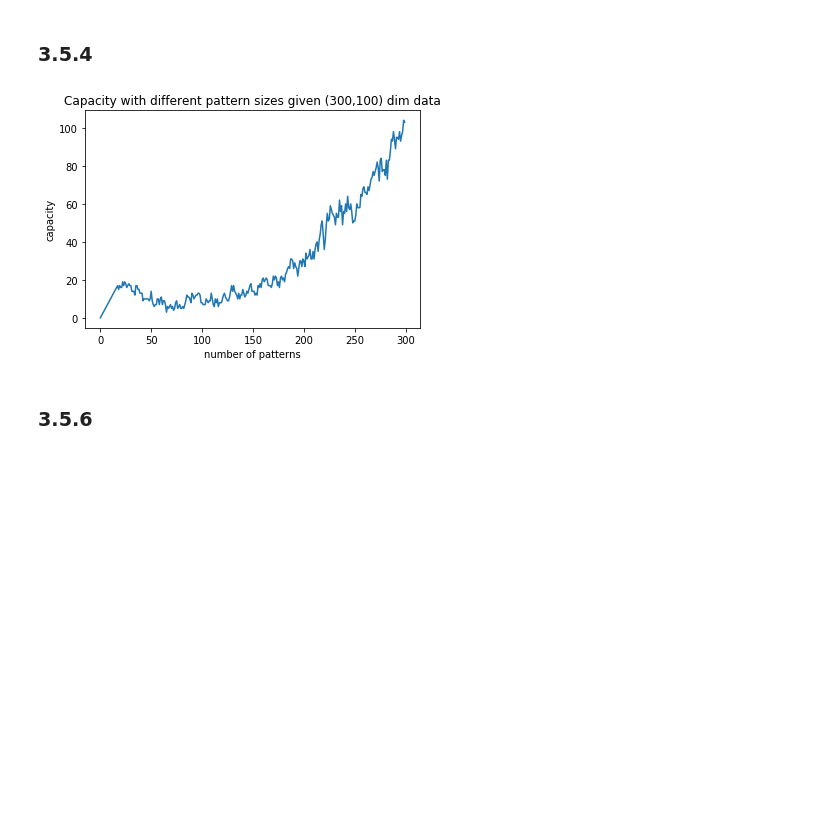
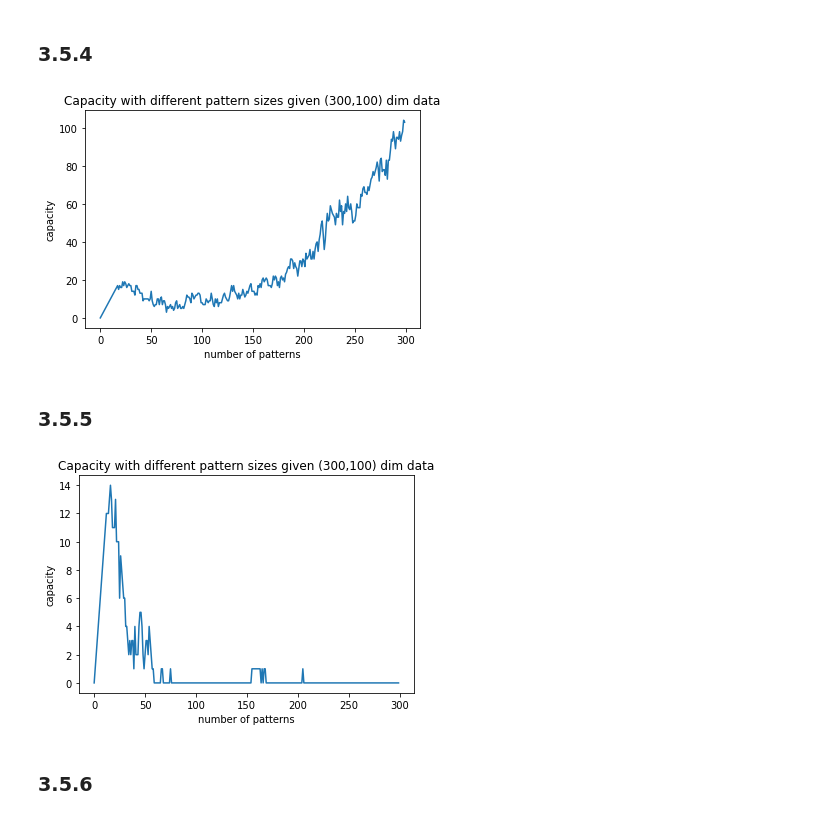
Before and after one commit to kenza-bouzid/ann_labs, a Jupyter notebook: lab3/3_5.ipynb, the cells around one changed output. Cells and saved outputs as stored; diff of their text form; code cells hidden in the pictures; blank space fills up the shorter version.

```diff
--- a/lab3/3_5.ipynb
+++ b/lab3/3_5.ipynb
@@ -97,7 +79,7 @@ the drop in performance was aprupt and goes even to zero, which is weird
 random_patterns = np.random.binomial(1,0.5,(100,1024))*2-1
 importlib.reload(hn)
 capacity = list()
-rng = range(500)
+rng = range(300)
 for i in rng:
     hop_net2 = hn.HopfieldNetwork(random_patterns[:i,:])
     capacity.append(hop_net2.check_capacity())
@@ -116,14 +98,22 @@ The reason that we can store more, is that it is more likely that our random pat
 # %% [markdown]
 ### 3.5.4
 # %%
+from utils import add_noise
+
 np.random.seed(3)
 random_patterns = np.random.binomial(1,0.5,(300,100))*2-1
 importlib.reload(hn)
 capacity = list()
+noise_cap = list()
 rng = range(300)
 for i in rng:
     hop_net2 = hn.HopfieldNetwork(random_patterns[:i,:])
     capacity.append(hop_net2.check_capacity())
+    noise_capacity = 0
+    for j in range(i):
+        _, patt, _ = hop_net2.update_rule(add_noise(random_patterns[j], noise_frac=0.05), max_iter=1, verbose=False)
+        noise_capacity += np.array_equal(patt, random_patterns[j])
+    noise_cap.append(noise_capacity)
 # %%
 plt.plot(rng,capacity)
 plt.xlabel("number of patterns")
@@ -131,7 +121,17 @@ plt.ylabel("capacity")
 plt.title("Capacity with different pattern sizes given (300,100) dim data")
 plt.show()
 # %% [output]
-[figure, old version]
+[figure, new version]
+# %% [markdown]
+### 3.5.5
+# %%
+plt.plot(rng,noise_cap)
+plt.xlabel("number of patterns")
+plt.ylabel("capacity")
+plt.title("Capacity with different pattern sizes given (300,100) dim data")
+plt.show()
+# %% [output]
+[figure, added]
 # %% [markdown]
 ### 3.5.6
 # %%
```
Also changed, not shown: parts of 3 cells of this notebook.
